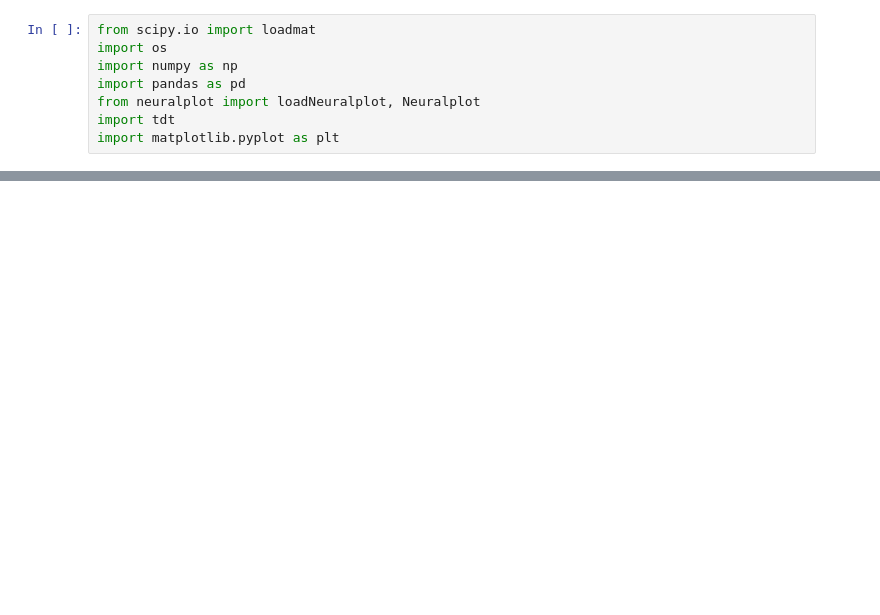
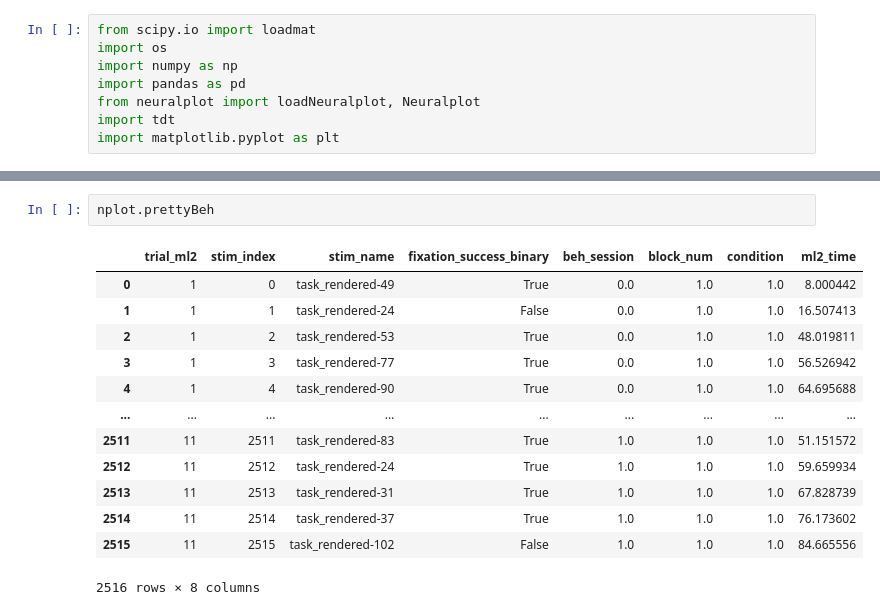
Before and after one commit to danhan51/neuralplot, a Jupyter notebook: 260420_check_stim_counts_nb.ipynb, the cells around one changed output, grey strips where cells are left out. Cells and saved outputs as stored; diff of their text form; blank space fills up the shorter version.

```diff
--- a/260420_check_stim_counts_nb.ipynb
+++ b/260420_check_stim_counts_nb.ipynb
@@ -24,0 +120,16 @@ NameError: name 'nplot' is not defined
+# %%
+nplot.prettyBeh
+# %% [output]
+|  | trial_ml2 | stim_index | stim_name | fixation_success_binary | beh_session | block_num | condition | ml2_time |
+| 0 | 1 | 0 | task_rendered-49 | True | 0.0 | 1.0 | 1.0 | 8.000442 |
+| 1 | 1 | 1 | task_rendered-24 | False | 0.0 | 1.0 | 1.0 | 16.507413 |
+| 2 | 1 | 2 | task_rendered-53 | True | 0.0 | 1.0 | 1.0 | 48.019811 |
+| 3 | 1 | 3 | task_rendered-77 | True | 0.0 | 1.0 | 1.0 | 56.526942 |
+| 4 | 1 | 4 | task_rendered-90 | True | 0.0 | 1.0 | 1.0 | 64.695688 |
+| ... | ... | ... | ... | ... | ... | ... | ... | ... |
+| 2511 | 11 | 2511 | task_rendered-83 | True | 1.0 | 1.0 | 1.0 | 51.151572 |
+| 2512 | 11 | 2512 | task_rendered-24 | True | 1.0 | 1.0 | 1.0 | 59.659934 |
+| 2513 | 11 | 2513 | task_rendered-31 | True | 1.0 | 1.0 | 1.0 | 67.828739 |
+| 2514 | 11 | 2514 | task_rendered-37 | True | 1.0 | 1.0 | 1.0 | 76.173602 |
+| 2515 | 11 | 2515 | task_rendered-102 | False | 1.0 | 1.0 | 1.0 | 84.665556 |
+2516 rows × 8 columns
```
Also changed, not shown: parts of 15 cells of this notebook, 3 other files.
